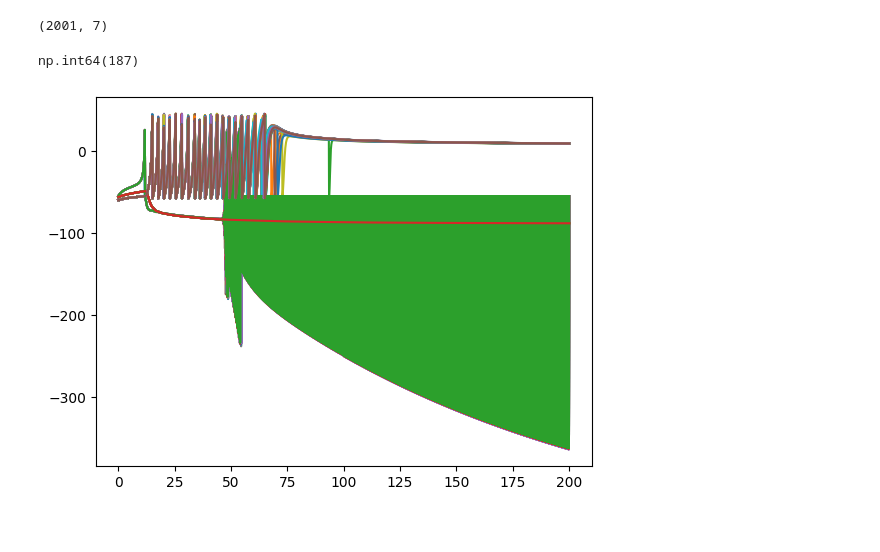
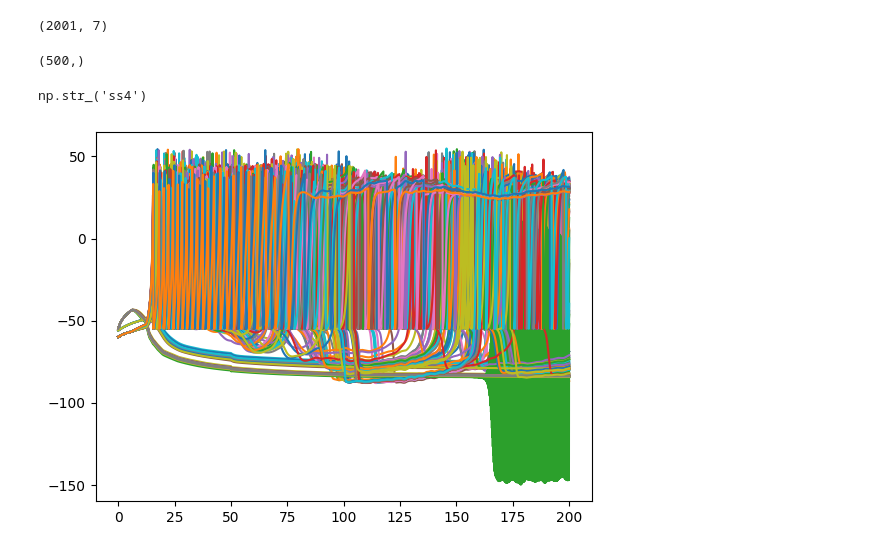
Before and after one commit to Dalsaetra/NeuroSimV3, a Jupyter notebook: python/src/notebook.ipynb, the cells around one changed output. Cells and saved outputs as stored; diff of their text form; code cells hidden in the pictures.

```diff
--- a/python/src/notebook.ipynb
+++ b/python/src/notebook.ipynb
@@ -79,18 +82,18 @@ connectome = Connectome(
 # %%
 sim = Simulation(connectome, dt, stepper_type="adapt")
 # %%
-# I_ext = 100
+I_ext = 100
 
-# for i in range(3000):
-#     sim.step(I_ext=I_ext)
+for i in range(3000):
+    sim.step(I_ext=I_ext)
 
-# I_ext = 0
+I_ext = 0
 
-# for i in range(7000):
-#     sim.step(I_ext=I_ext)
+for i in range(7000):
+    sim.step(I_ext=I_ext)
 
-# for i in range(7000):
-#     sim.step(I_ext=I_ext)
+for i in range(7000):
+    sim.step(I_ext=I_ext)
 # %%
 neuron_pop.get_types_from_layer(0)
 neuron_pop.get_neurons_from_layer(0)
@@ -165,7 +168,7 @@ array([[0.3, 0.6, 1.2, 1.8, 2.4, 3. ],
 # %%
 synapse_strength = np.ones((n_layers, n_layers))
 # %%
-threshold_decay = np.exp(-dt / 20)
+threshold_decay = np.exp(-dt / 10)
 
 neuron_pop = NeuronPopulation(
     neurons_per_layer,
@@ -219,10 +222,10 @@ sim = Simulation(connectome, dt, stepper_type="adapt")
 # %%
 I_ext = 100
 
-for i in range(1000):
+for i in range(500):
     sim.step(I_ext=I_ext)
 
 I_ext = 0
 
-for i in range(1000):
+for i in range(1500):
     sim.step(I_ext=I_ext)
@@ -247,16 +252,19 @@ np.array(sim.stats.Vs)[:, neuron_pop.get_neurons_from_layer(0)].shape
 np.array(sim.stats.spikes).shape
 
 spikes_sum = np.sum(np.array(sim.stats.spikes), axis=0)
+spikes_sum.shape
+# %% [output]
+(500,)
 # %%
 spiker = np.argmax(spikes_sum)
 neuron_pop.type_from_neuron_index(spiker)
 # neuron_pop.get_layer(spiker)
-spiker
+# spikes_sum[spiker]
 # %% [output]
-np.int64(187)
+np.str_('ss4')
 # %%
-plt.plot(sim.stats.ts, np.array(sim.stats.Vs)[:, neuron_pop.get_neurons_from_layer(1)])
-# plt.plot(sim.stats.ts, np.array(sim.stats.Vs)[:,189])
+plt.plot(sim.stats.ts, np.array(sim.stats.Vs)[:, neuron_pop.get_neurons_from_layer(2)])
+# plt.plot(sim.stats.ts, np.array(sim.stats.Vs)[:,spiker])
 plt.show()
 # %% [output]
-[figure, old version]
+[figure, new version]
```
Also changed, not shown: parts of 4 cells of this notebook, 7 other files.
